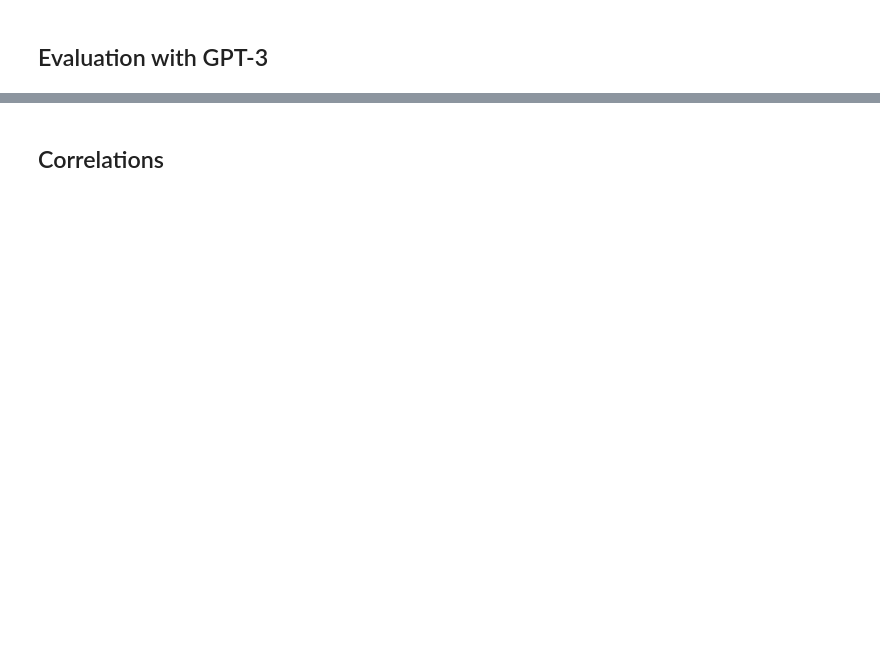
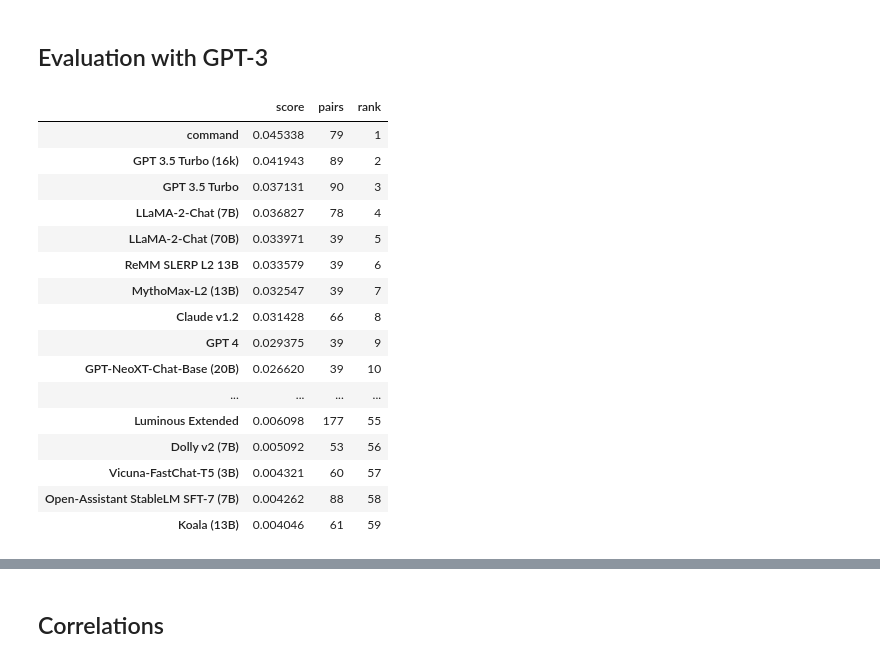
Before and after one commit to dustalov/llmfao, a Jupyter notebook: leaderboard.ipynb, the cells around one changed output, grey strips where cells are left out. Cells and saved outputs as stored; diff of their text form; code cells hidden in the pictures; blank space fills up the shorter version.

```diff
--- a/leaderboard.ipynb
+++ b/leaderboard.ipynb
@@ -64,7 +117,25 @@ pairwise(df_gpt4)
 # %% [markdown]
 ## Evaluation with GPT-3
 # %%
-df_gpt3 = pair2rank('gpt3-crowd-comparisons.csv')
+df_gpt3 = aggregate("gpt3-crowd-comparisons.csv")
 df_gpt3
+# %% [output]
+|  | score | pairs | rank |
+| command | 0.045338 | 79 | 1 |
+| GPT 3.5 Turbo (16k) | 0.041943 | 89 | 2 |
+| GPT 3.5 Turbo | 0.037131 | 90 | 3 |
+| LLaMA-2-Chat (7B) | 0.036827 | 78 | 4 |
+| LLaMA-2-Chat (70B) | 0.033971 | 39 | 5 |
+| ReMM SLERP L2 13B | 0.033579 | 39 | 6 |
+| MythoMax-L2 (13B) | 0.032547 | 39 | 7 |
+| Claude v1.2 | 0.031428 | 66 | 8 |
+| GPT 4 | 0.029375 | 39 | 9 |
+| GPT-NeoXT-Chat-Base (20B) | 0.026620 | 39 | 10 |
+| ... | ... | ... | ... |
+| Luminous Extended | 0.006098 | 177 | 55 |
+| Dolly v2 (7B) | 0.005092 | 53 | 56 |
+| Vicuna-FastChat-T5 (3B) | 0.004321 | 60 | 57 |
+| Open-Assistant StableLM SFT-7 (7B) | 0.004262 | 88 | 58 |
+| Koala (13B) | 0.004046 | 61 | 59 |
 # %%
 pairwise(df_gpt3)
```
Also changed, not shown: parts of 12 cells of this notebook, 7 other files.
